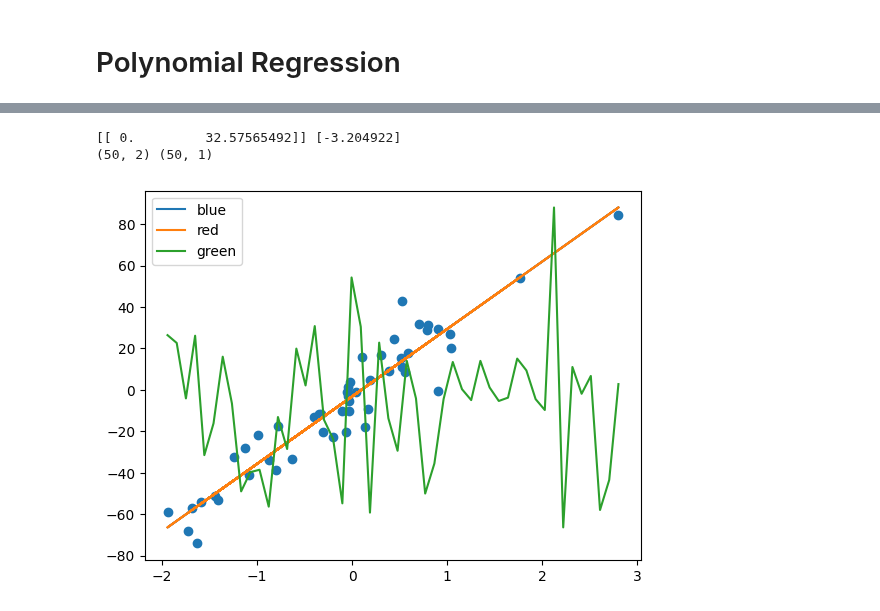
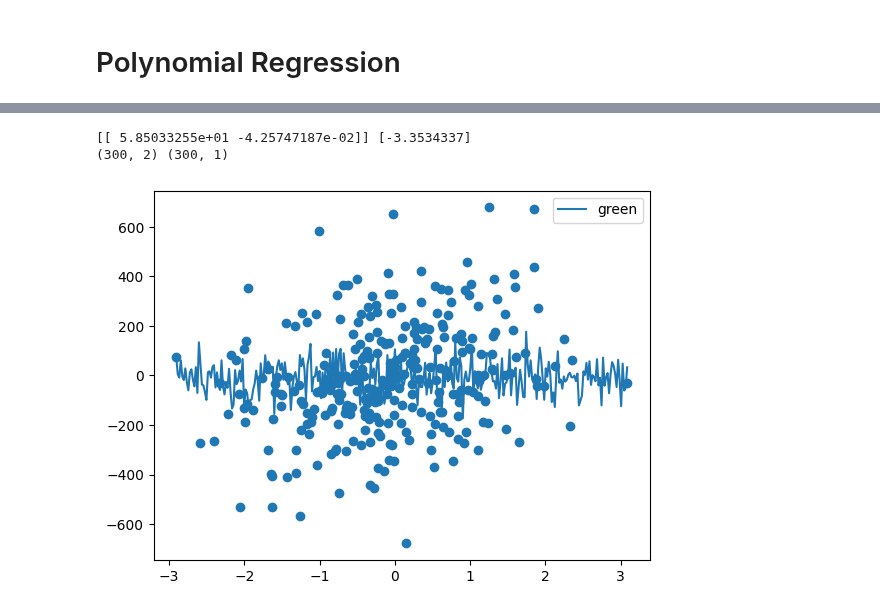
Before and after one commit to ROHIT318/python-practice, a Jupyter notebook: ml-implementation/linear_regression.ipynb, the cells around one changed output, grey strips where cells are left out. Cells and saved outputs as stored; diff of their text form; code cells hidden in the pictures.

Commit message:
Modified poly regression in linear_regression.ipynb

```diff
--- a/ml-implementation/linear_regression.ipynb
+++ b/ml-implementation/linear_regression.ipynb
@@ -102,9 +102,27 @@ plt.show()
 # Polynomial Regression
 # %%
 from sklearn.preprocessing import PolynomialFeatures
+input, output = make_regression(n_samples=300, n_features=1, noise=200)
+print(f"{input.shape} {output.shape}")
+poly_train_df = pd.DataFrame({
+    'feature_1': input[:, 0],
+    'label': output
+})
+plt.tight_layout()
+plt.scatter(poly_train_df['feature_1'], poly_train_df['label'])
+plt.show()
 
-poly_obj = PolynomialFeatures(degree=1)
-train_df_trns = poly_obj.fit_transform(X=train_df.values[:, 0].reshape(-1, 1))
-print(train_df_trns.shape)
-train_df_trns
+
+poly_obj = PolynomialFeatures(degree=2)
+# train_df_trns = poly_obj.fit_transform(X=poly_train_df.values[:, 0].reshape(-1, 1))
+poly_col = np.square(poly_train_df.values[:, 0]).reshape(-1,1)
+# print(train_df_trns.shape)
+# train_df_trns
+# poly_col
+poly_trns_df = pd.DataFrame({
+    'feature_1': poly_train_df['feature_1'],
+    'feature_1^2': poly_col[:,0],
+    'label': poly_train_df['label']
+})
+poly_trns_df.sample(5)
 # %% [output]
@@ -129,20 +137,23 @@ array([[ 1.        ,  0.90948082],
 # %%
 poly_lr = LinearRegression()
-poly_lr.fit(X=train_df_trns, y=train_df.values[:, 1].reshape(-1, 1))
+poly_lr.fit(X=poly_trns_df.values[:, 0:2], y=poly_trns_df.values[:, 2].reshape(-1, 1))
 print(poly_lr.coef_, poly_lr.intercept_)
-y_pred = poly_lr.predict(train_df_trns)
-print(train_df.shape, y_pred.shape)
+y_pred = poly_lr.predict(poly_trns_df.values[:, 0:2].reshape(-1,2))
+print(poly_train_df.shape, y_pred.shape)
 
-X_new=np.linspace(train_df_trns.min(), train_df_trns.max(), 50).reshape(-1, 1)
+X_new=np.linspace(poly_trns_df.values[:, 0].min(), poly_trns_df.values[:, 0].max(), poly_trns_df.shape[0]).reshape(-1, 1)
+# X_new=np.linspace(-3, 3, train_df_trns.shape[0]).reshape(-1, 1)
+# X_new=np.linspace(poly_train_df.min(), poly_train_df.max(), 300).reshape(-1, 1)
+# X_new=np.arange(-3,2,1).reshape(-1, 1)
 
 plt.tight_layout()
-plt.scatter(train_df['feature_1'], train_df['label'])
-plt.plot(train_df['feature_1'], (slope*train_df['feature_1'] + intercept), label='blue' )
-plt.plot(train_df['feature_1'], (lr.coef_[0,0]*train_df['feature_1'] + lr.intercept_[0]), label='red' )
+plt.scatter(poly_train_df['feature_1'], poly_train_df['label'])
+# plt.plot(train_df['feature_1'], (slope*train_df['feature_1'] + intercept), label='blue' )
+# plt.plot(train_df['feature_1'], (lr.coef_[0,0]*train_df['feature_1'] + lr.intercept_[0]), label='red' )
 plt.plot(X_new, y_pred, label='green')
 plt.legend()
 plt.show()
 # %% [output]
-[[ 0.         32.57565492]] [-3.204922]
-(50, 2) (50, 1)
+[[ 5.85033255e+01 -4.25747187e-02]] [-3.3534337]
+(300, 2) (300, 1)
-[figure, old version]
+[figure, new version]
```
Also changed, not shown: parts of 1 cell of this notebook.
